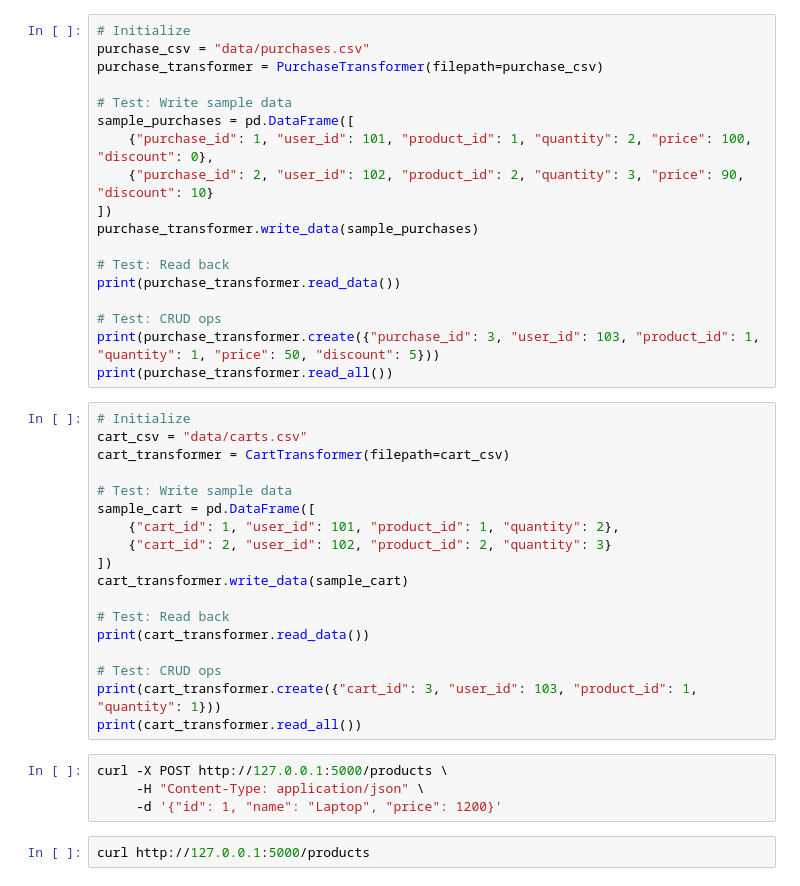
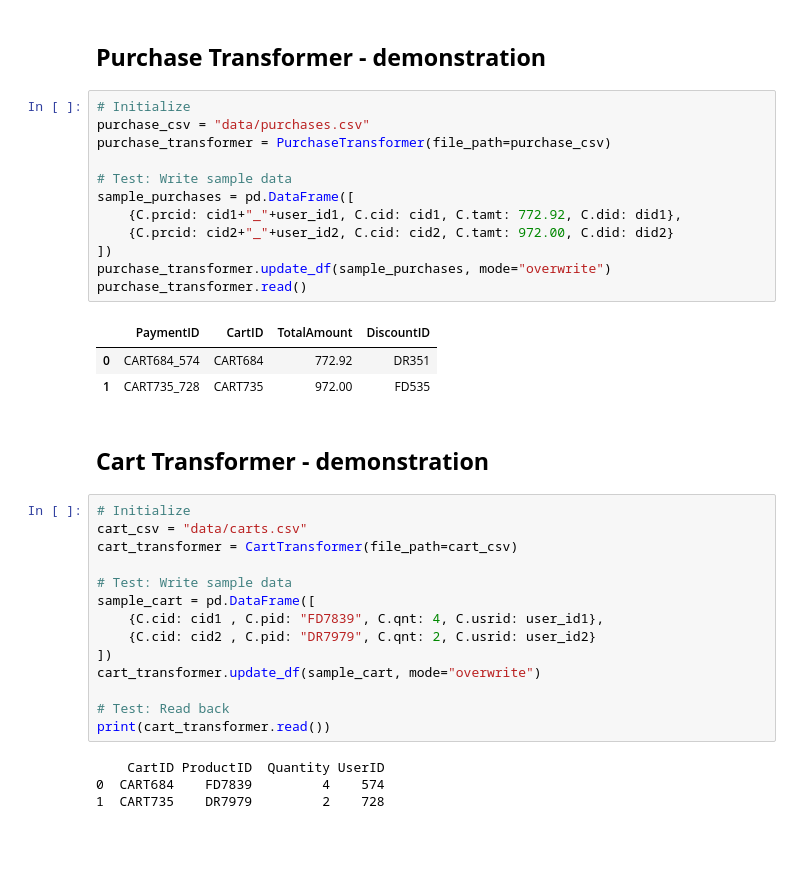
Before and after one commit to surnella/EStore, a Jupyter notebook: notebooks/EStore.ipynb, the cells around one changed output. Cells and saved outputs as stored; diff of their text form; blank space fills up the shorter version.

```diff
--- a/notebooks/EStore.ipynb
+++ b/notebooks/EStore.ipynb
@@ -78,42 +185,38 @@ print(discount_transformer.read_all())
+# %% [markdown]
+## **Purchase Transformer - demonstration**
 # %%
 # Initialize
 purchase_csv = "data/purchases.csv"
-purchase_transformer = PurchaseTransformer(filepath=purchase_csv)
+purchase_transformer = PurchaseTransformer(file_path=purchase_csv)
 
 # Test: Write sample data
 sample_purchases = pd.DataFrame([
-    {"purchase_id": 1, "user_id": 101, "product_id": 1, "quantity": 2, "price": 100, "discount": 0},
-    {"purchase_id": 2, "user_id": 102, "product_id": 2, "quantity": 3, "price": 90, "discount": 10}
+    {C.prcid: cid1+"_"+user_id1, C.cid: cid1, C.tamt: 772.92, C.did: did1},
+    {C.prcid: cid2+"_"+user_id2, C.cid: cid2, C.tamt: 972.00, C.did: did2}
 ])
-purchase_transformer.write_data(sample_purchases)
-
-# Test: Read back
-print(purchase_transformer.read_data())
-
-# Test: CRUD ops
-print(purchase_transformer.create({"purchase_id": 3, "user_id": 103, "product_id": 1, "quantity": 1, "price": 50, "discount": 5}))
-print(purchase_transformer.read_all())
+purchase_transformer.update_df(sample_purchases, mode="overwrite")
+purchase_transformer.read()
+# %% [output]
+|  | PaymentID | CartID | TotalAmount | DiscountID |
+| 0 | CART684_574 | CART684 | 772.92 | DR351 |
+| 1 | CART735_728 | CART735 | 972.00 | FD535 |
+# %% [markdown]
+## **Cart Transformer - demonstration**
 # %%
 # Initialize
 cart_csv = "data/carts.csv"
-cart_transformer = CartTransformer(filepath=cart_csv)
+cart_transformer = CartTransformer(file_path=cart_csv)
 
 # Test: Write sample data
 sample_cart = pd.DataFrame([
-    {"cart_id": 1, "user_id": 101, "product_id": 1, "quantity": 2},
-    {"cart_id": 2, "user_id": 102, "product_id": 2, "quantity": 3}
+    {C.cid: cid1 , C.pid: "FD7839", C.qnt: 4, C.usrid: user_id1},
+    {C.cid: cid2 , C.pid: "DR7979", C.qnt: 2, C.usrid: user_id2}
 ])
-cart_transformer.write_data(sample_cart)
+cart_transformer.update_df(sample_cart, mode="overwrite")
 
 # Test: Read back
-print(cart_transformer.read_data())
-
-# Test: CRUD ops
-print(cart_transformer.create({"cart_id": 3, "user_id": 103, "product_id": 1, "quantity": 1}))
-print(cart_transformer.read_all())
+print(cart_transformer.read())
+# %% [output]
+    CartID ProductID  Quantity UserID
+0  CART684    FD7839         4    574
+1  CART735    DR7979         2    728
-# %%
-curl -X POST http://127.0.0.1:5000/products \
-     -H "Content-Type: application/json" \
-     -d '{"id": 1, "name": "Laptop", "price": 1200}'
-# %%
-curl http://127.0.0.1:5000/products
```
Also changed, not shown: parts of 31 cells of this notebook, 1 other file.
